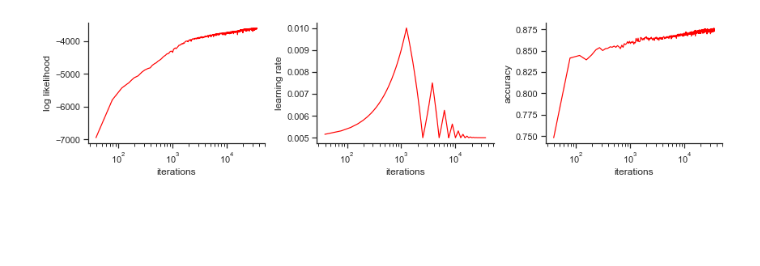
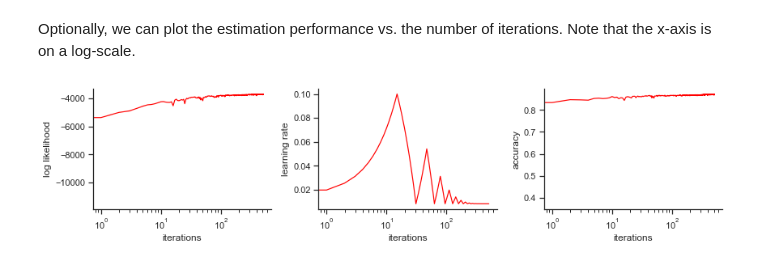
Before and after one commit to mwong009/icmc2022_reslogit, a Jupyter notebook: pycmtensor_logit_RP.ipynb, the cells around one changed output. Saved outputs shown, nothing was run; the diff lists cells and outputs as text; code cells hidden in the pictures; blank space fills up the shorter version.

```diff
--- a/pycmtensor_logit_RP.ipynb
+++ b/pycmtensor_logit_RP.ipynb
@@ -15 +7,7 @@ cmt.__version__
+# %%
+import os
+import pandas as pd
+import pycmtensor as cmt
+cmt.__version__
+cmt.logger.set_level(cmt.logger.ERROR)
 # %%
@@ -345,0 +299,16 @@ b_cleeds_car        -0.227894   0.07234  -3.150319  0.001631     0.050199   -4.5
+# %%
+from pycmtensor.models import MNLogit
+from pycmtensor.optimizers import Adam
+
+model = MNLogit(U, av=av, database=db, name="rp_model")
+model.add_params(locals())
+model.config["patience"] = 20000
+model.config["max_epoch"] = 1600
+model.config["batch_size"] = 256
+model.config["base_lr"] = 0.008
+model.config["max_lr"] = 0.1
+model.config["learning_scheduler"] = "CyclicLR"
+model.config["cyclic_lr_step_size"] = 16
+
+# train function
+model = cmt.train(model, database=db, optimizer=Adam, save_model=False, notebook=True)
@@ -346,18 +347,23 @@ b_cleeds_car        -0.227894   0.07234  -3.150319  0.001631     0.050199   -4.5
+# %% [markdown]
+Optionally, we can plot the estimation performance vs. the number of iterations. Note that the x-axis is on a log-scale.
 # %%
 import seaborn as sns
 import matplotlib.pyplot as plt
+
 sns.set_style("ticks")
-sns.set_context("notebook", font_scale=1., rc={"lines.linewidth": 1.2})
+sns.set_context("notebook", font_scale=1.0, rc={"lines.linewidth": 1.2})
 log = model.tracker.get_data()
 fig, axs = plt.subplots(1, 3, figsize=(12, 3), squeeze=False)
-g1 = sns.lineplot(ax=axs[0, 0], data=log, x=log.index, y="full_ll", color='red')
-g2 = sns.lineplot(ax=axs[0, 1], data=log, x=log.index, y="lr", color='red')
-g3 = sns.lineplot(ax=axs[0, 2],data=log, x=log.index, y="score", color='red') # y = score or full_ll or lr
+g1 = sns.lineplot(ax=axs[0, 0], data=log, x=log.index, y="full_ll", color="red")
+g2 = sns.lineplot(ax=axs[0, 1], data=log, x=log.index, y="lr", color="red")
+g3 = sns.lineplot(
+    ax=axs[0, 2], data=log, x=log.index, y="score", color="red"
+)  # y = score or full_ll or lr
 g1.set(xscale="log", xlabel="iterations", ylabel="log likelihood")
 g2.set(xscale="log", xlabel="iterations", ylabel="learning rate")
 g3.set(xscale="log", xlabel="iterations", ylabel="accuracy")
 sns.despine()
 plt.tight_layout()
 plt.show()
 # %% [output]
-[figure, old version]
+[figure, new version]
```
Also changed, not shown: parts of 20 cells of this notebook, 9 other files.
